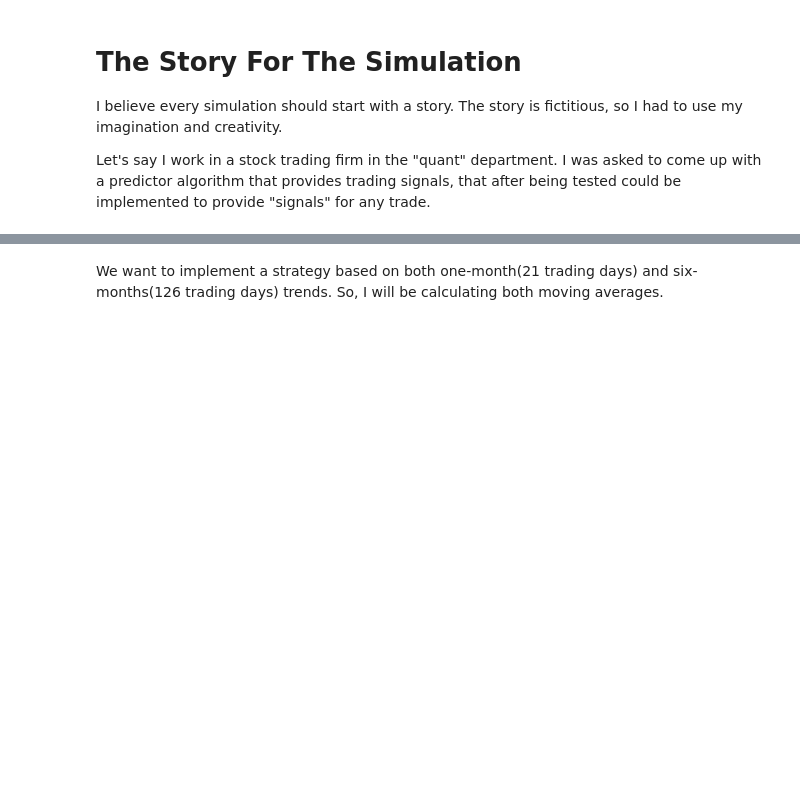
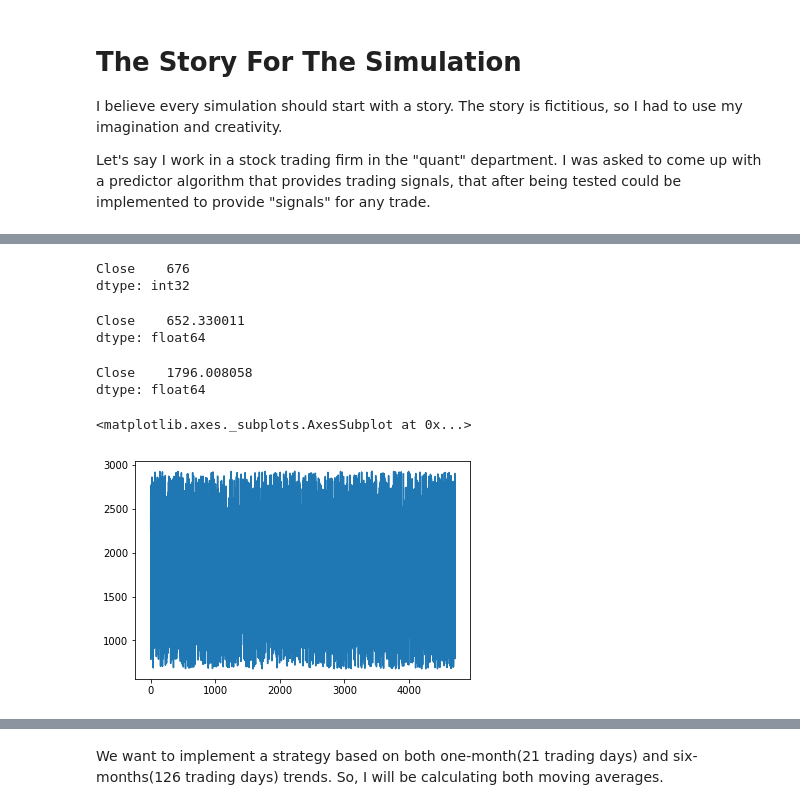
Before and after one commit to MarcoMen-Temp/Programming-Project, a Jupyter notebook: Programming.ipynb, the cells around one changed output, grey strips where cells are left out. Drawn from its saved outputs; the diff is of its cells as text; code cells hidden in the pictures; blank space fills up the shorter version.

```diff
--- a/Programming.ipynb
+++ b/Programming.ipynb
@@ -68,0 +97,16 @@ SP500['Close'].plot(grid=True, figsize=(14,10))
+# %%
+import numpy as np
+
+# The parameters above are maximum number is 2,520.75 as above (( 2,254.22 + 676.53) * .7 )
+# The minimum value is 676.53 as above
+# The standard deviation is 467 - closely as above
+# The mean is around 1480 as above
+index =  pd.date_range(start='1/1/2000', end=1/9/2018,freq='D',)
+
+
+simul_df = pd.DataFrame( np.random.randint(low=676, high=2930, size=(4716,1)),
+                    columns=['Close'])
+
+
+np.max(simul_df)
+simul_df
@@ -68,0 +132,23 @@ SP500['Close'].plot(grid=True, figsize=(14,10))
+# %%
+np.min(simul_df)
+# %% [output]
+Close    676
+dtype: int32
+# %%
+np.std(simul_df)
+# %% [output]
+Close    652.330011
+dtype: float64
+# %%
+np.mean(simul_df)
+# %% [output]
+Close    1796.008058
+dtype: float64
+# %%
+import matplotlib.pyplot as plt
+
+
+simul_df['Close'].plot()
+# %% [output]
+<matplotlib.axes._subplots.AxesSubplot at 0x...>
+[figure, added]
```
Also changed, not shown: parts of 37 cells of this notebook.
